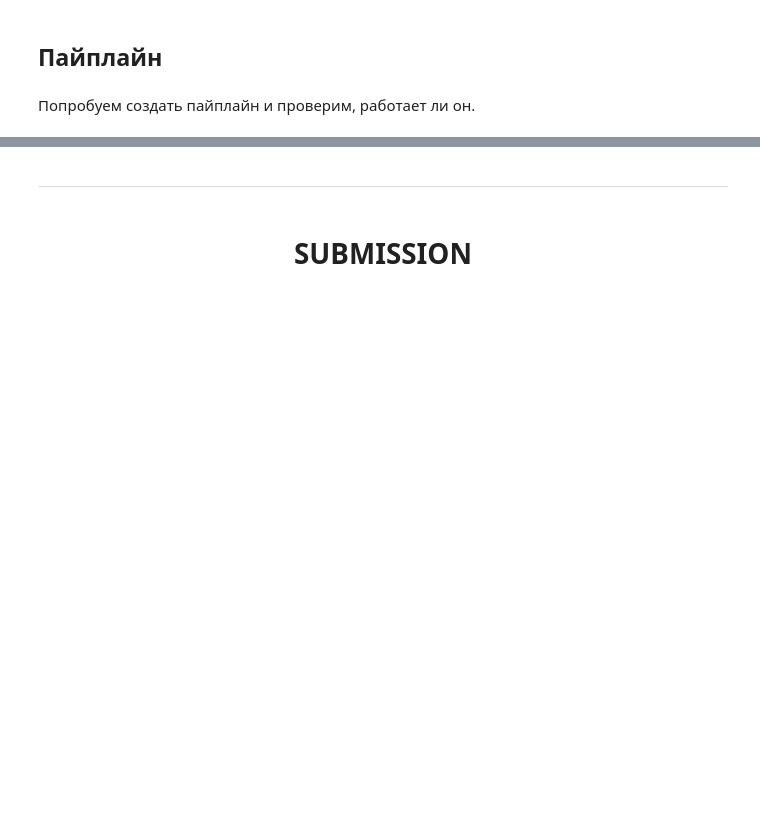
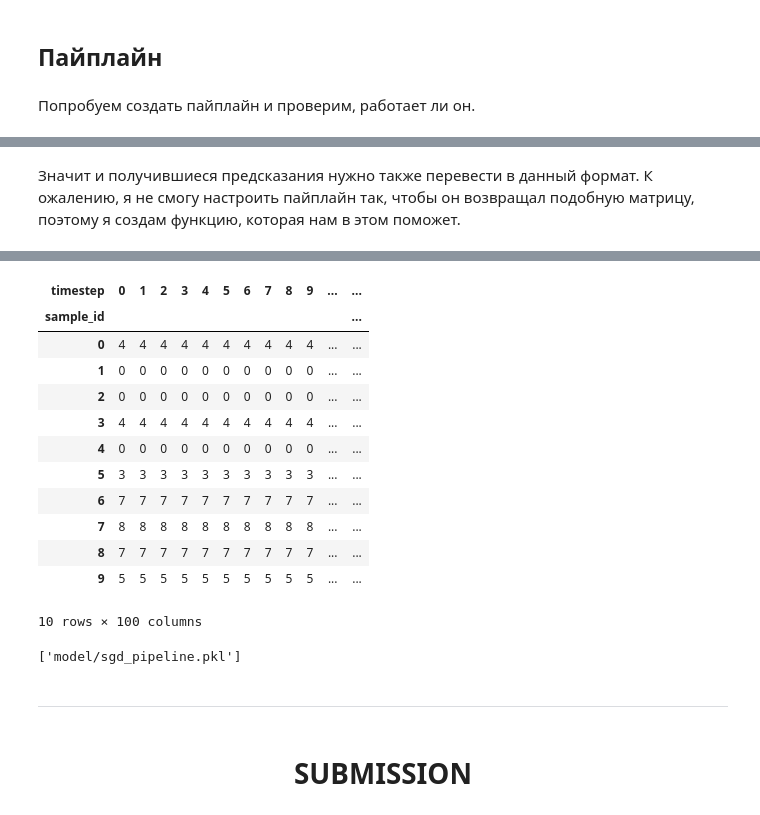
Before and after one commit to georgekovin/Motorica-Classif-Test, a Jupyter notebook: task.ipynb, the cells around one changed output, grey strips where cells are left out. Cells and saved outputs as stored; diff of their text form; code cells hidden in the pictures; blank space fills up the shorter version.

```diff
--- a/task.ipynb
+++ b/task.ipynb
@@ -438,0 +455,23 @@ joblib.dump(pipeline, 'sgd_pipeline.pkl')
+# %% [markdown]
+Значит и получившиеся предсказания нужно также перевести в данный формат. К ожалению, я не смогу настроить пайплайн так, чтобы он возвращал подобную матрицу, поэтому я создам функцию, которая нам в этом поможет.
+# %%
+def pipeline_predict(X, pl=pipeline, as_df=False):
+    y = np.split(pl.predict(X), X.shape[0])
+
+    if as_df:
+        y_inxcol = pd.Series(range(len(y)), name='sample_id')
+        y_header = pd.Series(range(len(y[0])), name='timestep')
+
+        y = pd.DataFrame(y)
+
+        return y.set_index(y_inxcol).T.set_index(y_header).T
+
+    return np.array(y)
+
+
+# попробуем предсказать значения для 10 случайных человек
+rand_i = np.random.randint(0, X_train.shape[0], size=10)
+X_rand = X_train[rand_i]
+
+%time pipeline_predict(X_rand, as_df=True)
+# %% [output]
@@ -438,0 +480,17 @@ joblib.dump(pipeline, 'sgd_pipeline.pkl')
+| timestep | 0 | 1 | 2 | 3 | 4 | 5 | 6 | 7 | 8 | 9 | ... | ... |
+| sample_id |  |  |  |  |  |  |  |  |  |  |  | ... |
+| 0 | 4 | 4 | 4 | 4 | 4 | 4 | 4 | 4 | 4 | 4 | ... | ... |
+| 1 | 0 | 0 | 0 | 0 | 0 | 0 | 0 | 0 | 0 | 0 | ... | ... |
+| 2 | 0 | 0 | 0 | 0 | 0 | 0 | 0 | 0 | 0 | 0 | ... | ... |
+| 3 | 4 | 4 | 4 | 4 | 4 | 4 | 4 | 4 | 4 | 4 | ... | ... |
+| 4 | 0 | 0 | 0 | 0 | 0 | 0 | 0 | 0 | 0 | 0 | ... | ... |
+| 5 | 3 | 3 | 3 | 3 | 3 | 3 | 3 | 3 | 3 | 3 | ... | ... |
+| 6 | 7 | 7 | 7 | 7 | 7 | 7 | 7 | 7 | 7 | 7 | ... | ... |
+| 7 | 8 | 8 | 8 | 8 | 8 | 8 | 8 | 8 | 8 | 8 | ... | ... |
+| 8 | 7 | 7 | 7 | 7 | 7 | 7 | 7 | 7 | 7 | 7 | ... | ... |
+| 9 | 5 | 5 | 5 | 5 | 5 | 5 | 5 | 5 | 5 | 5 | ... | ... |
+10 rows × 100 columns
+# %%
+joblib.dump(pipeline, 'model/sgd_pipeline.pkl')
+# %% [output]
+['model/sgd_pipeline.pkl']
```
Also changed, not shown: parts of 26 cells of this notebook, 3 other files.
